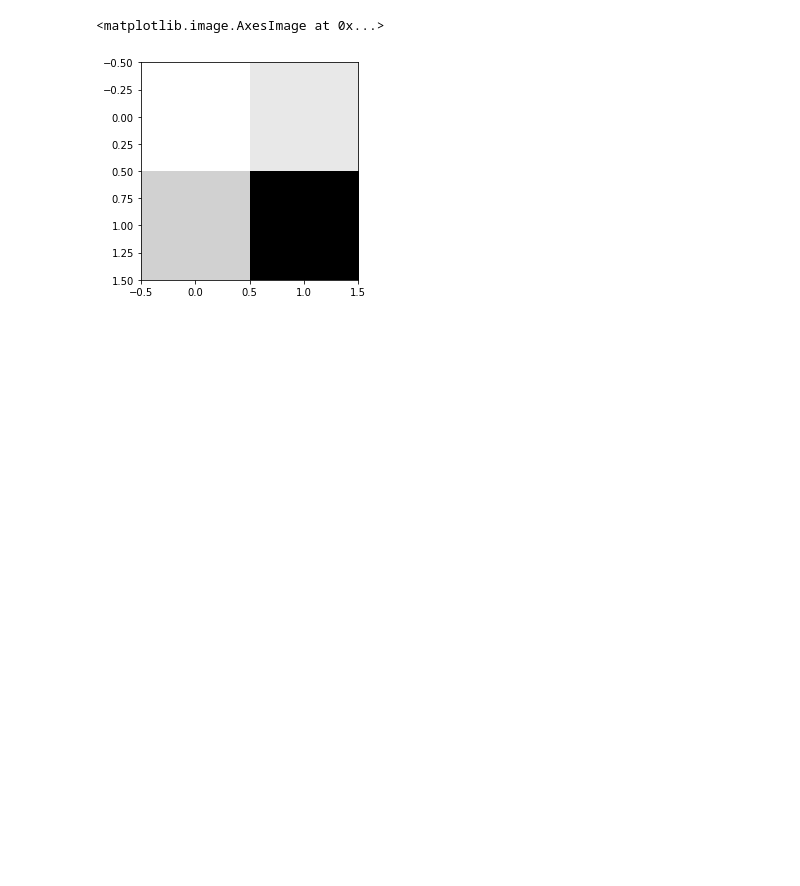
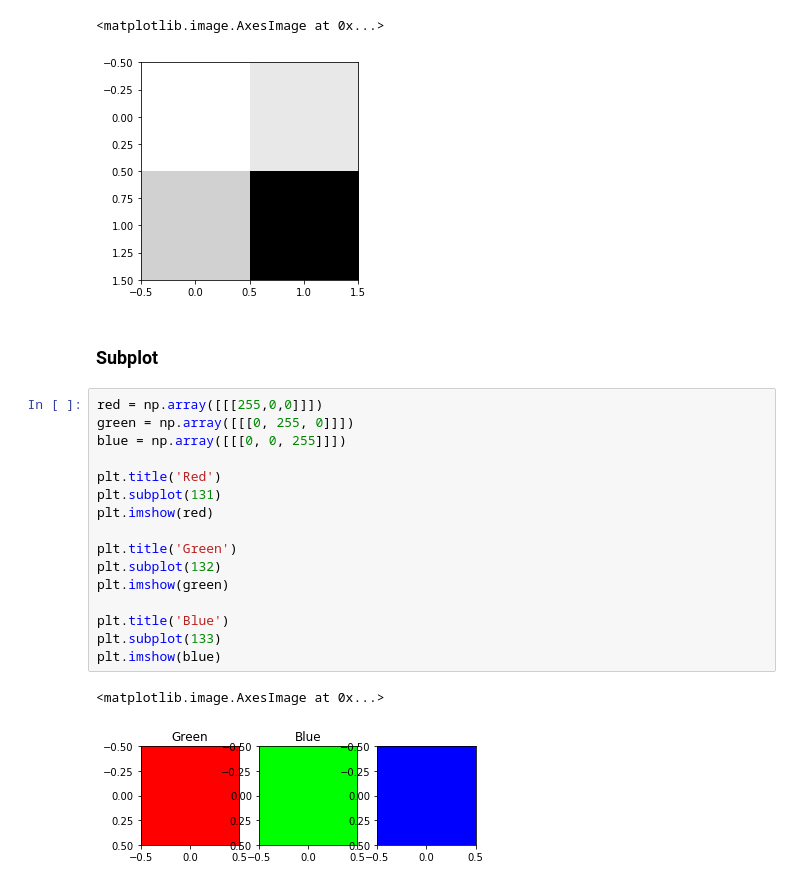
Before and after one commit to exitudio/research-ai, a Jupyter notebook: doc/matplot.ipynb, the cells around one changed output. Cells and saved outputs as stored; diff of their text form; blank space fills up the shorter version.

```diff
--- a/doc/matplot.ipynb
+++ b/doc/matplot.ipynb
@@ -44,3 +46,24 @@ plt.imshow([[1,0],[-1,-10]], cmap='gist_gray')
 # %% [output]
 <matplotlib.image.AxesImage at 0x...>
 [figure]
+# %% [markdown]
+### Subplot
+# %%
+red = np.array([[[255,0,0]]])
+green = np.array([[[0, 255, 0]]])
+blue = np.array([[[0, 0, 255]]])
+
+plt.title('Red')
+plt.subplot(131)
+plt.imshow(red)
+
+plt.title('Green')
+plt.subplot(132)
+plt.imshow(green)
+
+plt.title('Blue')
+plt.subplot(133)
+plt.imshow(blue)
+# %% [output]
+<matplotlib.image.AxesImage at 0x...>
+[figure, added]
```
Also changed, not shown: parts of 3 cells of this notebook, 4 other files.
